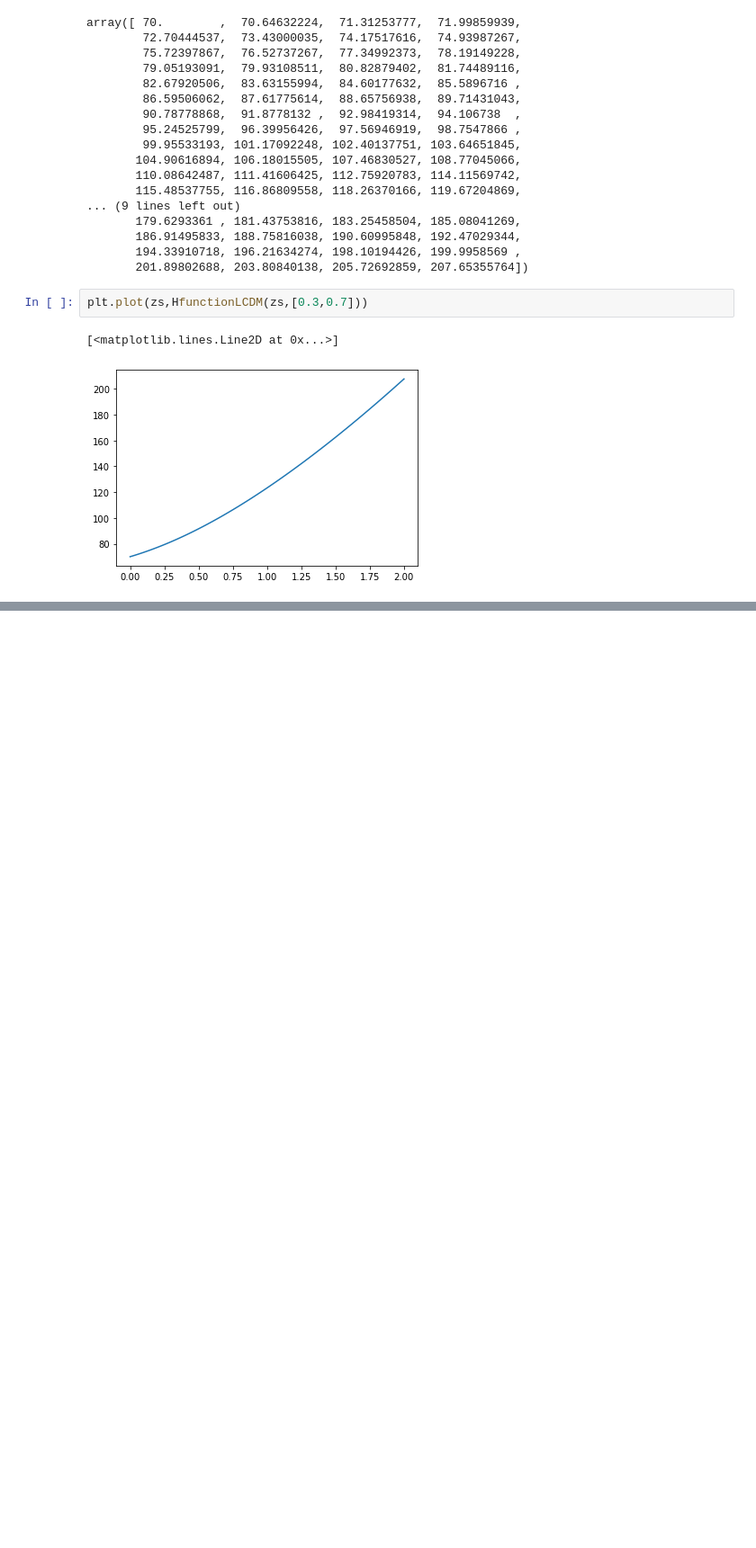
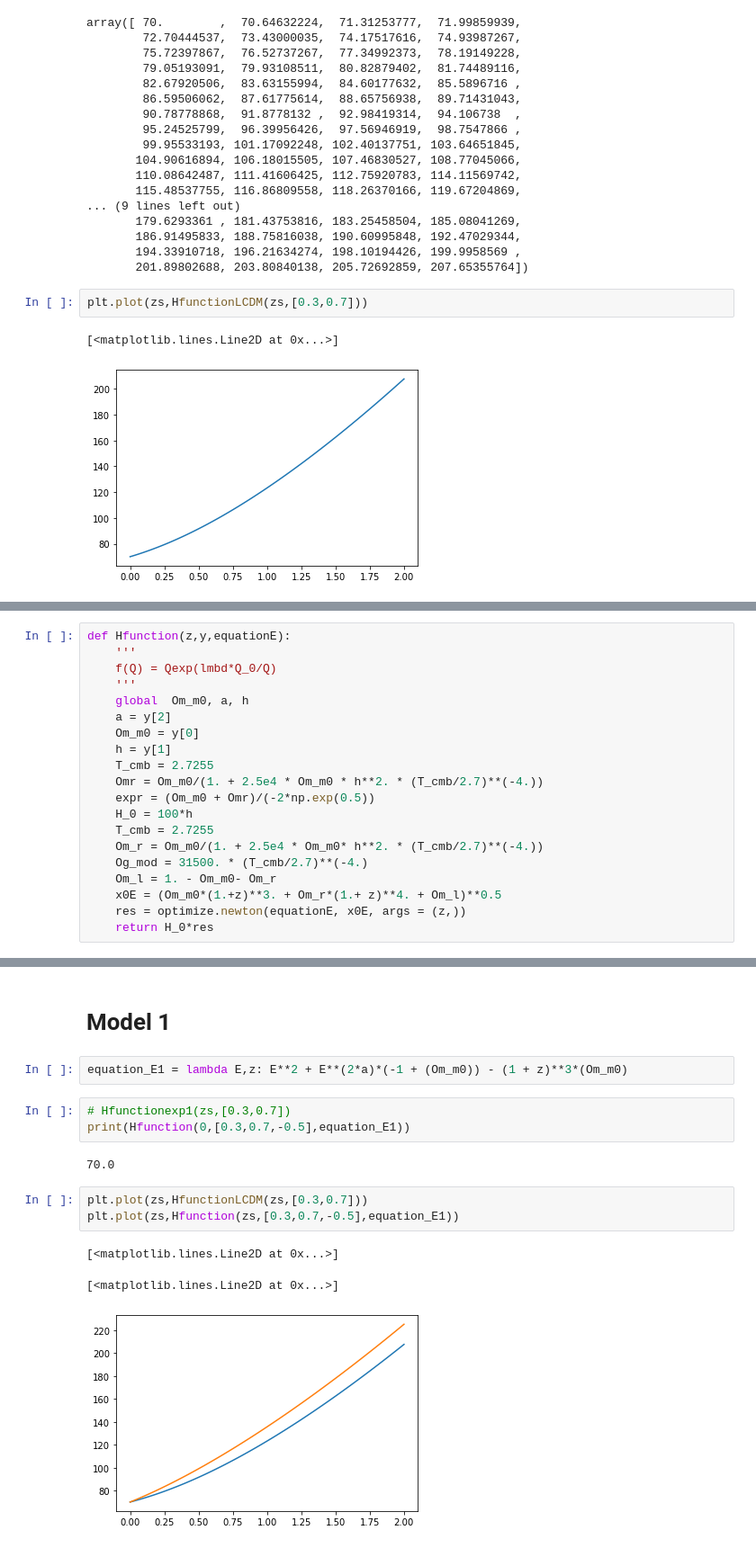
Before and after one commit to ViktorGakis/fishplots, a Jupyter notebook: fishplots.ipynb, the cells around one changed output, grey strips where cells are left out. Shown: that part at 90% size. Drawn from its saved outputs; the diff is of its cells as text; blank space fills up the shorter version.

```diff
--- a/fishplots.ipynb
+++ b/fishplots.ipynb
@@ -115,0 +69,20 @@ plt.plot(zs,((omegam)*((1+zs)**3))/((Ηfunctionexp1(zs,[omegam,h])/(100*h))**2))
+# %%
+def Ηfunction(z,y,equationE):
+    '''
+    f(Q) = Qexp(lmbd*Q_0/Q)
+    '''
+    global  Om_m0, a, h
+    a = y[2]
+    Om_m0 = y[0]
+    h = y[1]
+    T_cmb = 2.7255
+    Omr = Om_m0/(1. + 2.5e4 * Om_m0 * h**2. * (T_cmb/2.7)**(-4.))
+    expr = (Om_m0 + Omr)/(-2*np.exp(0.5))
+    H_0 = 100*h
+    T_cmb = 2.7255
+    Om_r = Om_m0/(1. + 2.5e4 * Om_m0* h**2. * (T_cmb/2.7)**(-4.))
+    Og_mod = 31500. * (T_cmb/2.7)**(-4.)
+    Om_l = 1. - Om_m0- Om_r
+    x0E = (Om_m0*(1.+z)**3. + Om_r*(1.+ z)**4. + Om_l)**0.5
+    res = optimize.newton(equationE, x0E, args = (z,))
+    return H_0*res
@@ -115,0 +124,16 @@ plt.plot(zs,((omegam)*((1+zs)**3))/((Ηfunctionexp1(zs,[omegam,h])/(100*h))**2))
+# %% [markdown]
+# Model 1
+# %%
+equation_E1 = lambda E,z: Ε**2 + Ε**(2*a)*(-1 + (Om_m0)) - (1 + z)**3*(Om_m0)
+# %%
+# Ηfunctionexp1(zs,[0.3,0.7])
+print(Ηfunction(0,[0.3,0.7,-0.5],equation_E1))
+# %% [output]
+70.0
+# %%
+plt.plot(zs,ΗfunctionLCDM(zs,[0.3,0.7]))
+plt.plot(zs,Ηfunction(zs,[0.3,0.7,-0.5],equation_E1))
+# %% [output]
+[<matplotlib.lines.Line2D at 0x...>]
+[<matplotlib.lines.Line2D at 0x...>]
+[figure, added]
```
Also changed, not shown: parts of 39 cells of this notebook.
